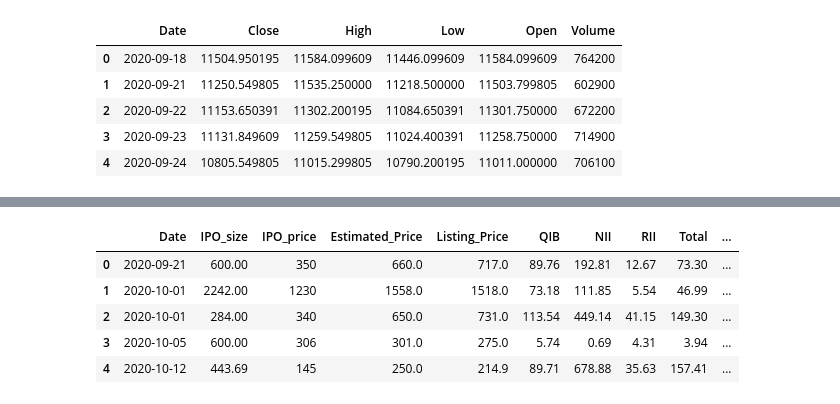
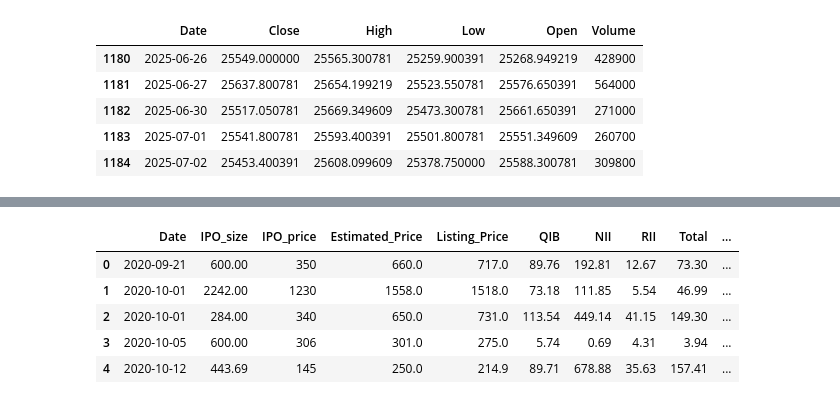
Before and after one commit to neelansh00/IPO_Price_Predictor, a Jupyter notebook: list_price_prediction_2020_2025.ipynb, the cells around one changed output, grey strips where cells are left out. Cells and saved outputs as stored; diff of their text form; code cells hidden in the pictures.

```diff
--- a/list_price_prediction_2020_2025.ipynb
+++ b/list_price_prediction_2020_2025.ipynb
@@ -10,14 +10,14 @@ vix=pd.read_csv("India VIX Historical Data_2020_2025.csv")
 data=pd.read_excel('GMP_enabled.xlsm')
 pd.set_option("display.max_columns",None)
 # %%
-nifty.head()
+nifty.tail()
 # %% [output]
 |  | Date | Close | High | Low | Open | Volume |
-| 0 | 2020-09-18 | 11504.950195 | 11584.099609 | 11446.099609 | 11584.099609 | 764200 |
-| 1 | 2020-09-21 | 11250.549805 | 11535.250000 | 11218.500000 | 11503.799805 | 602900 |
-| 2 | 2020-09-22 | 11153.650391 | 11302.200195 | 11084.650391 | 11301.750000 | 672200 |
-| 3 | 2020-09-23 | 11131.849609 | 11259.549805 | 11024.400391 | 11258.750000 | 714900 |
-| 4 | 2020-09-24 | 10805.549805 | 11015.299805 | 10790.200195 | 11011.000000 | 706100 |
+| 1180 | 2025-06-26 | 25549.000000 | 25565.300781 | 25259.900391 | 25268.949219 | 428900 |
+| 1181 | 2025-06-27 | 25637.800781 | 25654.199219 | 25523.550781 | 25576.650391 | 564000 |
+| 1182 | 2025-06-30 | 25517.050781 | 25669.349609 | 25473.300781 | 25661.650391 | 271000 |
+| 1183 | 2025-07-01 | 25541.800781 | 25593.400391 | 25501.800781 | 25551.349609 | 260700 |
+| 1184 | 2025-07-02 | 25453.400391 | 25608.099609 | 25378.750000 | 25588.300781 | 309800 |
 # %%
 nifty.rename(
     columns={
```
Also changed, not shown: parts of 18 cells of this notebook, 4 other files.
